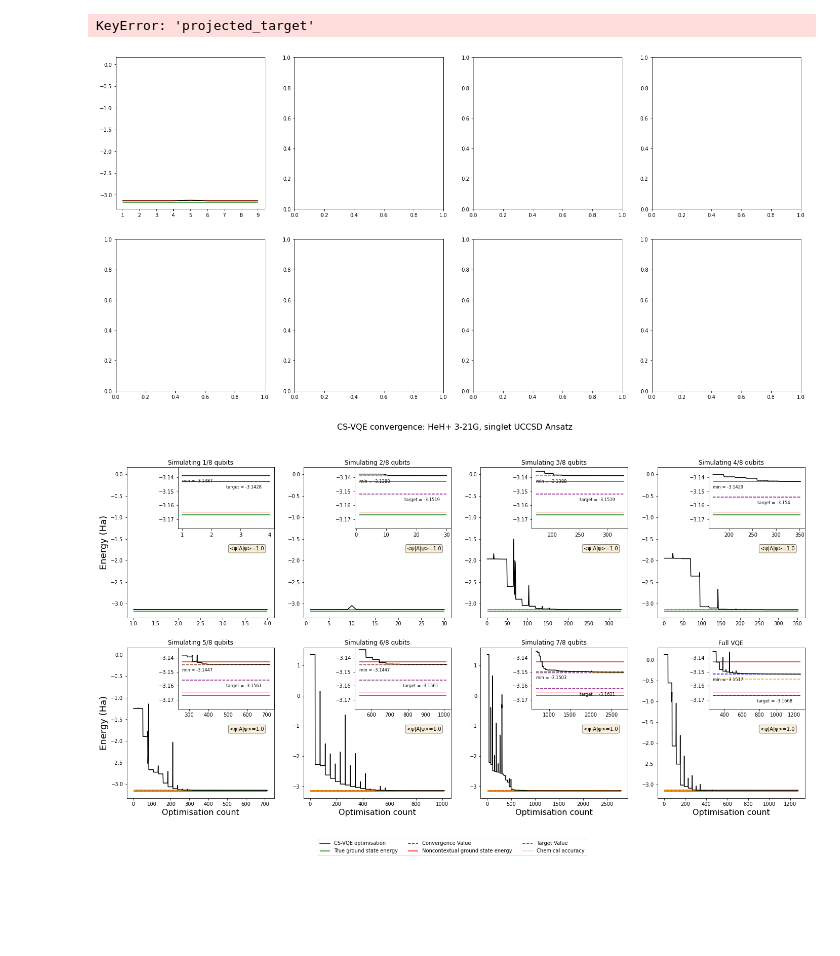
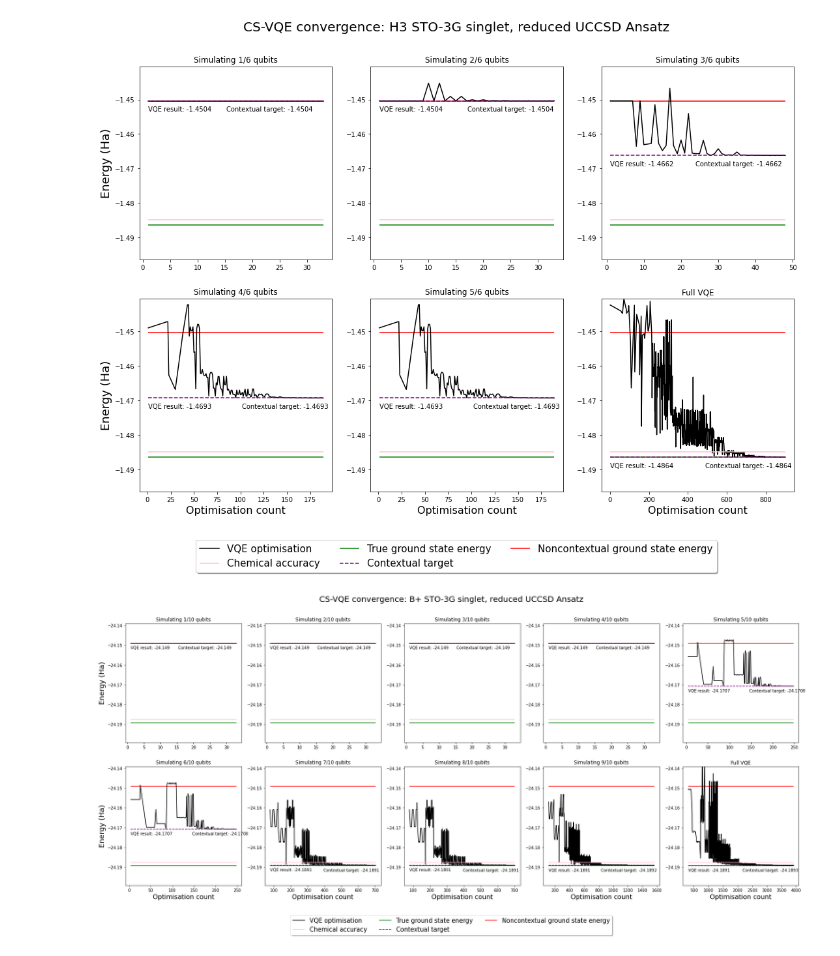
Before and after one commit to wmkirby1/CS-VQE, a Jupyter notebook: Final Plots.ipynb, the cells around one changed output. Saved outputs shown, nothing was run; the diff lists cells and outputs as text; code cells hidden in the pictures; blank space fills up the shorter version.

Commit message:
Compensated for lost operators in Ansatz projection

```diff
--- a/Final Plots.ipynb
+++ b/Final Plots.ipynb
@@ -4,20 +4,19 @@ from utils.plotting_tools import plot_cs_vqe_convergence
 # %%
-file = 'HeH+_3-21G_UCCSD_CS_VQE_results'
-with open('data/'+file+'.json', 'r') as json_file:
+file = 'H3_STO-3G_SINGLET_UCCSD_CS-VQE_convergence_projected_ansatz'
+with open('data/final/'+file+'.json', 'r') as json_file:
     cs_vqe_data = json.load(json_file)
 
-fig = plot_cs_vqe_convergence(cs_vqe_data, 'CS-VQE convergence: HeH+ 3-21G, UCCSD Ansatz')
-fig.savefig('plots/'+file+'.png', dpi=300)
+fig = plot_cs_vqe_convergence_alt(cs_vqe_data, 'CS-VQE convergence: H3 STO-3G singlet, reduced UCCSD Ansatz')
+fig.savefig('plots/final/'+file+'.png', dpi=300, bbox_inches='tight')
 # %% [output]
-KeyError: 'projected_target'
-[figure, old version]
+[figure, new version]
 # %%
-file='HeH+_3-21g_singlet_UCCSD_CS-VQE_convergence_with_ground_state_projection'
-with open('data/'+file+'.json', 'r') as json_file:
+file='B+_STO-3G_SINGLET_UCCSD_CS-VQE_convergence_projected_ansatz'
+with open('data/final/'+file+'.json', 'r') as json_file:
     cs_vqe_data = json.load(json_file)
 
-fig = plot_cs_vqe_convergence(cs_vqe_data, 'CS-VQE convergence: HeH+ 3-21G, singlet UCCSD Ansatz')
-fig.savefig('plots/'+file+'.png', dpi=300)
+fig = plot_cs_vqe_convergence_alt(cs_vqe_data, 'CS-VQE convergence: B+ STO-3G singlet, reduced UCCSD Ansatz')
+fig.savefig('plots/final/'+file+'.png', dpi=300, bbox_inches='tight')
 # %% [output]
-[figure, old version]
+[figure, new version]
 # %%
```
Also changed, not shown: parts of 3 cells of this notebook, 8 other files.
